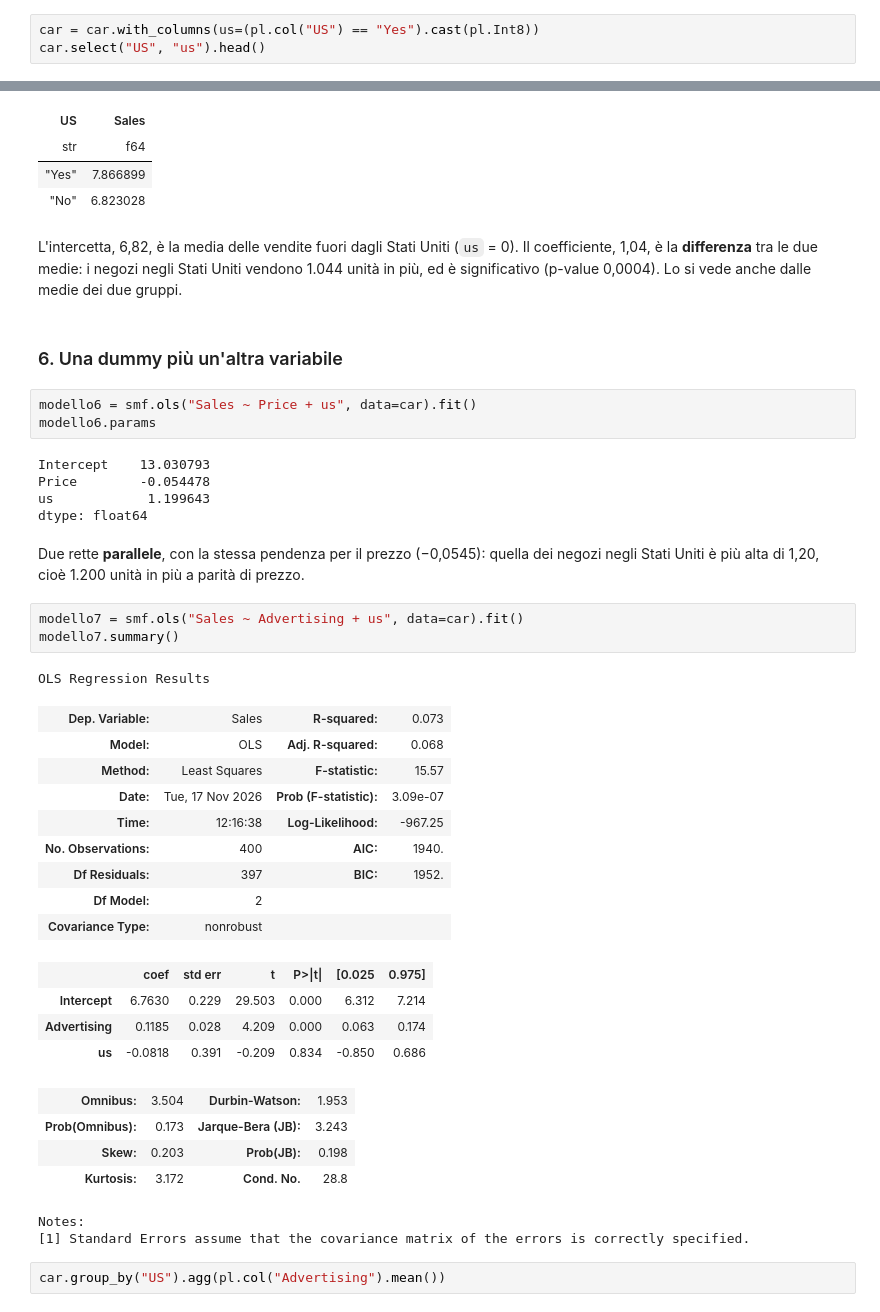
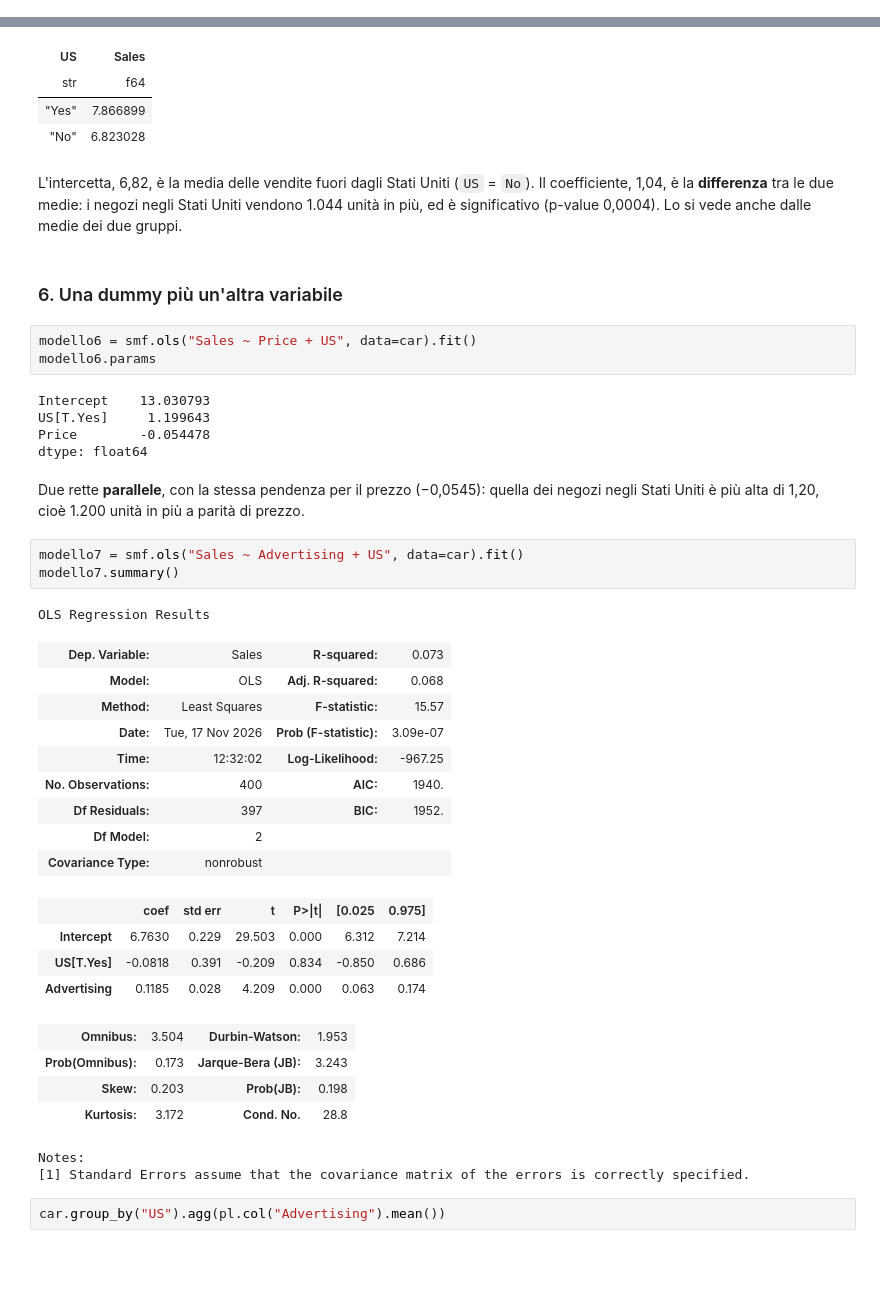
Before and after one commit to vincnardelli/msd, a Jupyter notebook: codice/2/regressione_carseats.ipynb, the cells around one changed output, grey strips where cells are left out. Cells and saved outputs as stored; diff of their text form; blank space fills up the shorter version.

```diff
--- a/codice/2/regressione_carseats.ipynb
+++ b/codice/2/regressione_carseats.ipynb
@@ -179,3 +178,0 @@ modello3.rsquared_adj, modello4.rsquared_adj
-# %%
-car = car.with_columns(us=(pl.col("US") == "Yes").cast(pl.Int8))
-car.select("US", "us").head()
@@ -220,37 +208,37 @@ shape: (2, 2)
 | "Yes" | 7.866899 |
 | "No" | 6.823028 |
 # %% [markdown]
-L'intercetta, 6,82, è la media delle vendite fuori dagli Stati Uniti (`us` = 0). Il coefficiente, 1,04, è la **differenza** tra le due medie: i negozi negli Stati Uniti vendono 1.044 unità in più, ed è significativo (p-value 0,0004). Lo si vede anche dalle medie dei due gruppi.
+L'intercetta, 6,82, è la media delle vendite fuori dagli Stati Uniti (`US` = `No`). Il coefficiente, 1,04, è la **differenza** tra le due medie: i negozi negli Stati Uniti vendono 1.044 unità in più, ed è significativo (p-value 0,0004). Lo si vede anche dalle medie dei due gruppi.
 # %% [markdown]
 ### 6. Una dummy più un'altra variabile
 # %%
-modello6 = smf.ols("Sales ~ Price + us", data=car).fit()
+modello6 = smf.ols("Sales ~ Price + US", data=car).fit()
 modello6.params
 # %% [output]
 Intercept    13.030793
+US[T.Yes]     1.199643
 Price        -0.054478
-us            1.199643
 dtype: float64
 # %% [markdown]
 Due rette **parallele**, con la stessa pendenza per il prezzo (−0,0545): quella dei negozi negli Stati Uniti è più alta di 1,20, cioè 1.200 unità in più a parità di prezzo.
 # %%
-modello7 = smf.ols("Sales ~ Advertising + us", data=car).fit()
+modello7 = smf.ols("Sales ~ Advertising + US", data=car).fit()
 modello7.summary()
 # %% [output]
 OLS Regression Results
 | Dep. Variable: | Sales | R-squared: | 0.073 |
 | Model: | OLS | Adj. R-squared: | 0.068 |
 | Method: | Least Squares | F-statistic: | 15.57 |
 | Date: | Tue, 17 Nov 2026 | Prob (F-statistic): | 3.09e-07 |
-| Time: | 12:16:38 | Log-Likelihood: | -967.25 |
+| Time: | 12:32:02 | Log-Likelihood: | -967.25 |
 | No. Observations: | 400 | AIC: | 1940. |
 | Df Residuals: | 397 | BIC: | 1952. |
 | Df Model: | 2 |  |  |
 | Covariance Type: | nonrobust |  |  |
 |  | coef | std err | t | P>|t| | [0.025 | 0.975] |
 | Intercept | 6.7630 | 0.229 | 29.503 | 0.000 | 6.312 | 7.214 |
+| US[T.Yes] | -0.0818 | 0.391 | -0.209 | 0.834 | -0.850 | 0.686 |
 | Advertising | 0.1185 | 0.028 | 4.209 | 0.000 | 0.063 | 0.174 |
-| us | -0.0818 | 0.391 | -0.209 | 0.834 | -0.850 | 0.686 |
 | Omnibus: | 3.504 | Durbin-Watson: | 1.953 |
 | Prob(Omnibus): | 0.173 | Jarque-Bera (JB): | 3.243 |
 | Skew: | 0.203 | Prob(JB): | 0.198 |
```
Also changed, not shown: parts of 19 cells of this notebook.
